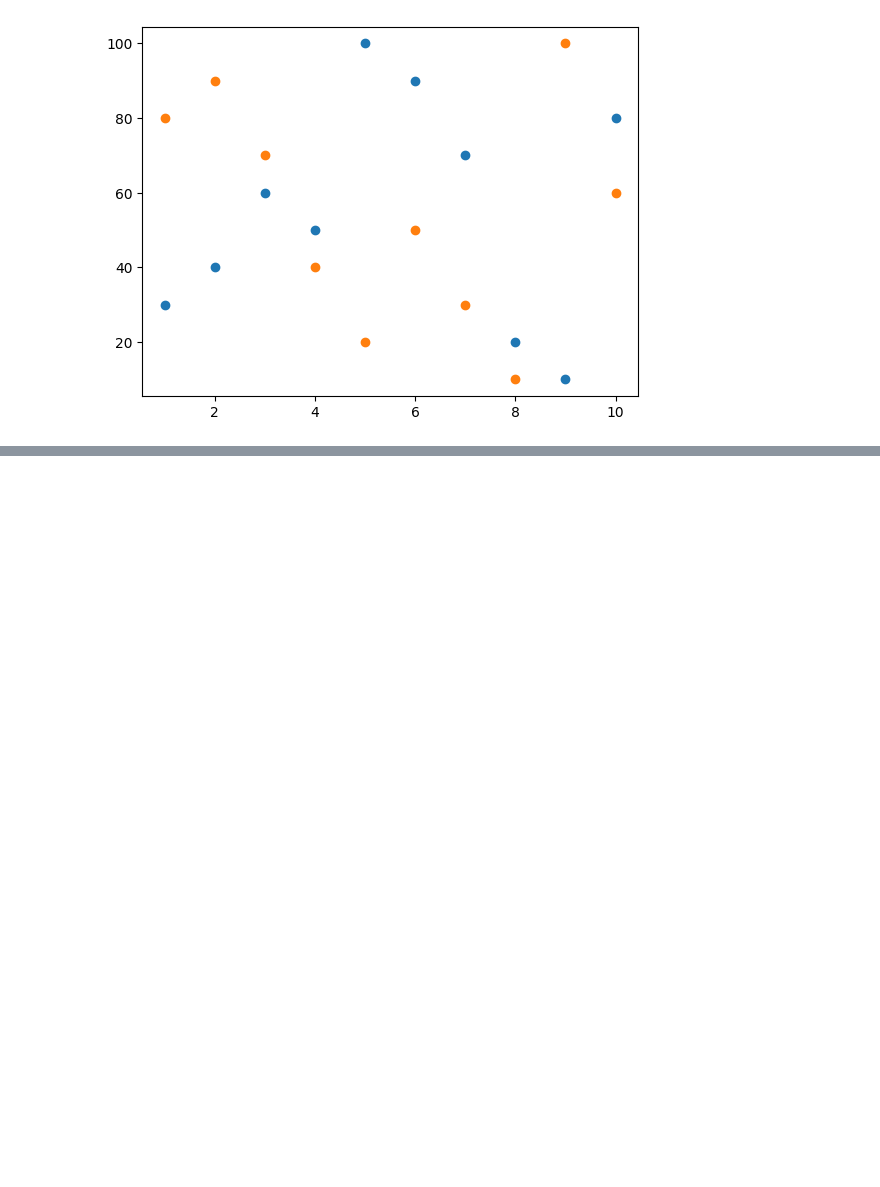
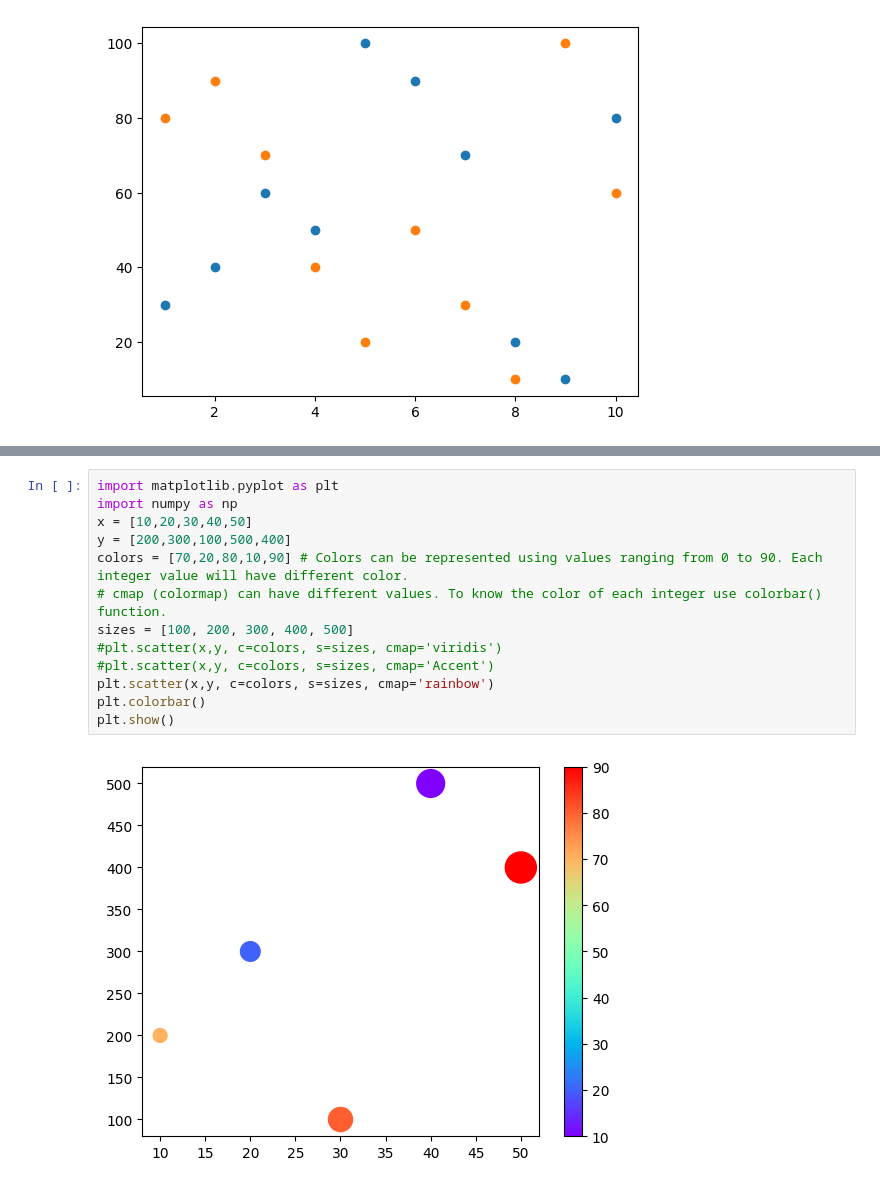
Before and after one commit to sbborusu/530pm_Agentic_Ai_Batch_7thApril, a Jupyter notebook: Matplotlib.ipynb, the cells around one changed output, grey strips where cells are left out. Saved outputs shown, nothing was run; the diff lists cells and outputs as text; blank space fills up the shorter version.

```diff
--- a/Matplotlib.ipynb
+++ b/Matplotlib.ipynb
@@ -859,0 +872,15 @@ plt.show()
+# %%
+import matplotlib.pyplot as plt
+import numpy as np
+x = [10,20,30,40,50]
+y = [200,300,100,500,400]
+colors = [70,20,80,10,90] # Colors can be represented using values ranging from 0 to 90. Each integer value will have different color.
+# cmap (colormap) can have different values. To know the color of each integer use colorbar() function.
+sizes = [100, 200, 300, 400, 500]
+#plt.scatter(x,y, c=colors, s=sizes, cmap='viridis')
+#plt.scatter(x,y, c=colors, s=sizes, cmap='Accent')
+plt.scatter(x,y, c=colors, s=sizes, cmap='rainbow')
+plt.colorbar()
+plt.show()
+# %% [output]
+[figure, added]
```
Also changed, not shown: parts of 7 cells of this notebook.
